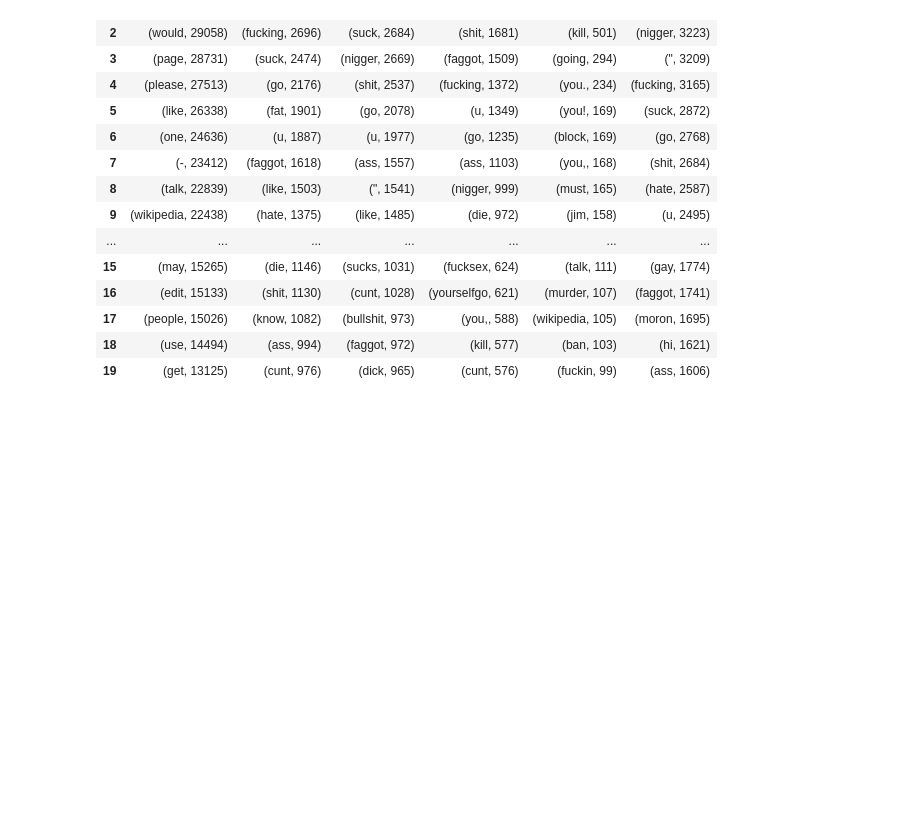
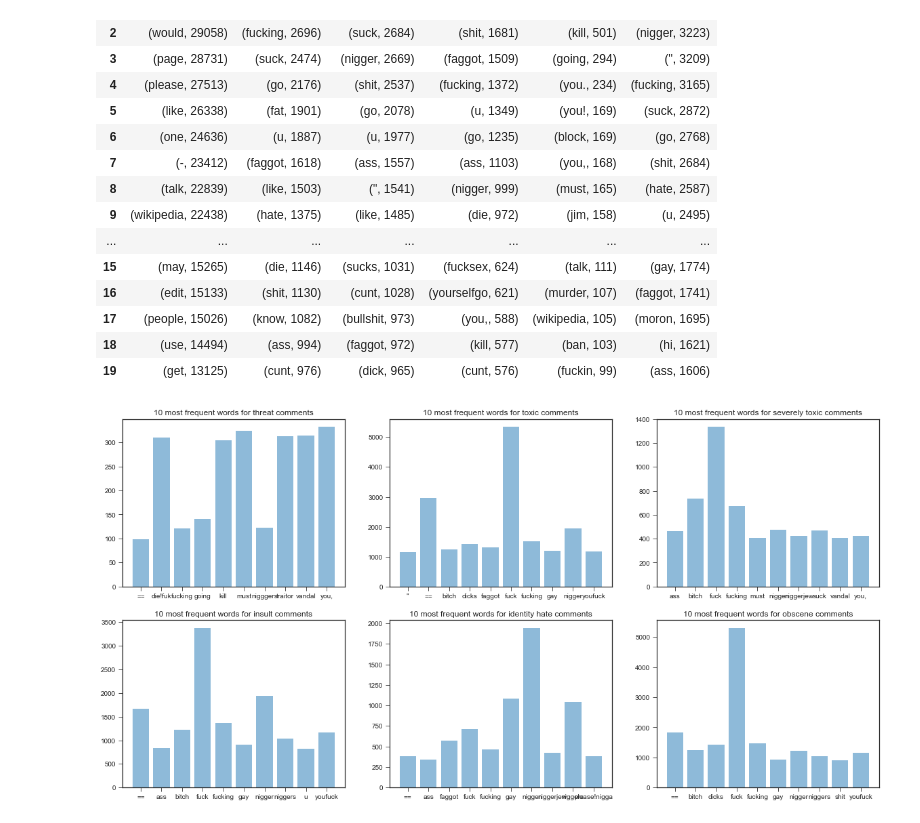
Before and after one commit to SalammboBarca/Fil_Rouge, a Jupyter notebook: notebooks/Statistiques descriptives.ipynb, the cells around one changed output. Drawn from its saved outputs; the diff is of its cells as text; code cells hidden in the pictures; blank space fills up the shorter version.

```diff
--- a/notebooks/Statistiques descriptives.ipynb
+++ b/notebooks/Statistiques descriptives.ipynb
@@ -379,0 +500,30 @@ df_words
+# %%
+plt.figure(figsize=(20,10))
+
+plt.subplot(2,3,1)
+plt.bar([threat_words[i][0] for i in range(10) ], [threat_words[i][1] for i in range(10) ], align='center', alpha=0.5)
+plt.title("10 most frequent words for threat comments")
+
+plt.subplot(2,3,2)
+plt.bar([toxic_words[i][0] for i in range(10) ], [toxic_words[i][1] for i in range(10) ], align='center', alpha=0.5)
+plt.title("10 most frequent words for toxic comments")
+
+plt.subplot(2,3,3)
+plt.bar([sev_toxic_words[i][0] for i in range(10) ], [sev_toxic_words[i][1] for i in range(10) ], align='center', alpha=0.5)
+plt.title("10 most frequent words for severely toxic comments")
+
+plt.subplot(2,3,4)
+plt.bar([insult_words[i][0] for i in range(10) ], [insult_words[i][1] for i in range(10) ], align='center', alpha=0.5)
+plt.title("10 most frequent words for insult comments")
+
+plt.subplot(2,3,5)
+plt.bar([id_hate_words[i][0] for i in range(10) ], [id_hate_words[i][1] for i in range(10) ], align='center', alpha=0.5)
+plt.title("10 most frequent words for identity hate comments")
+
+plt.subplot(2,3,6)
+plt.bar([obscene_words[i][0] for i in range(10) ], [obscene_words[i][1] for i in range(10) ], align='center', alpha=0.5)
+plt.title("10 most frequent words for obscene comments")
+plt.savefig("10mostFrequentWordsTest.png", dpi = 200)
+plt.show()
+# %% [output]
+[figure, added]
```
Also changed, not shown: parts of 10 cells of this notebook, 5 other files.
